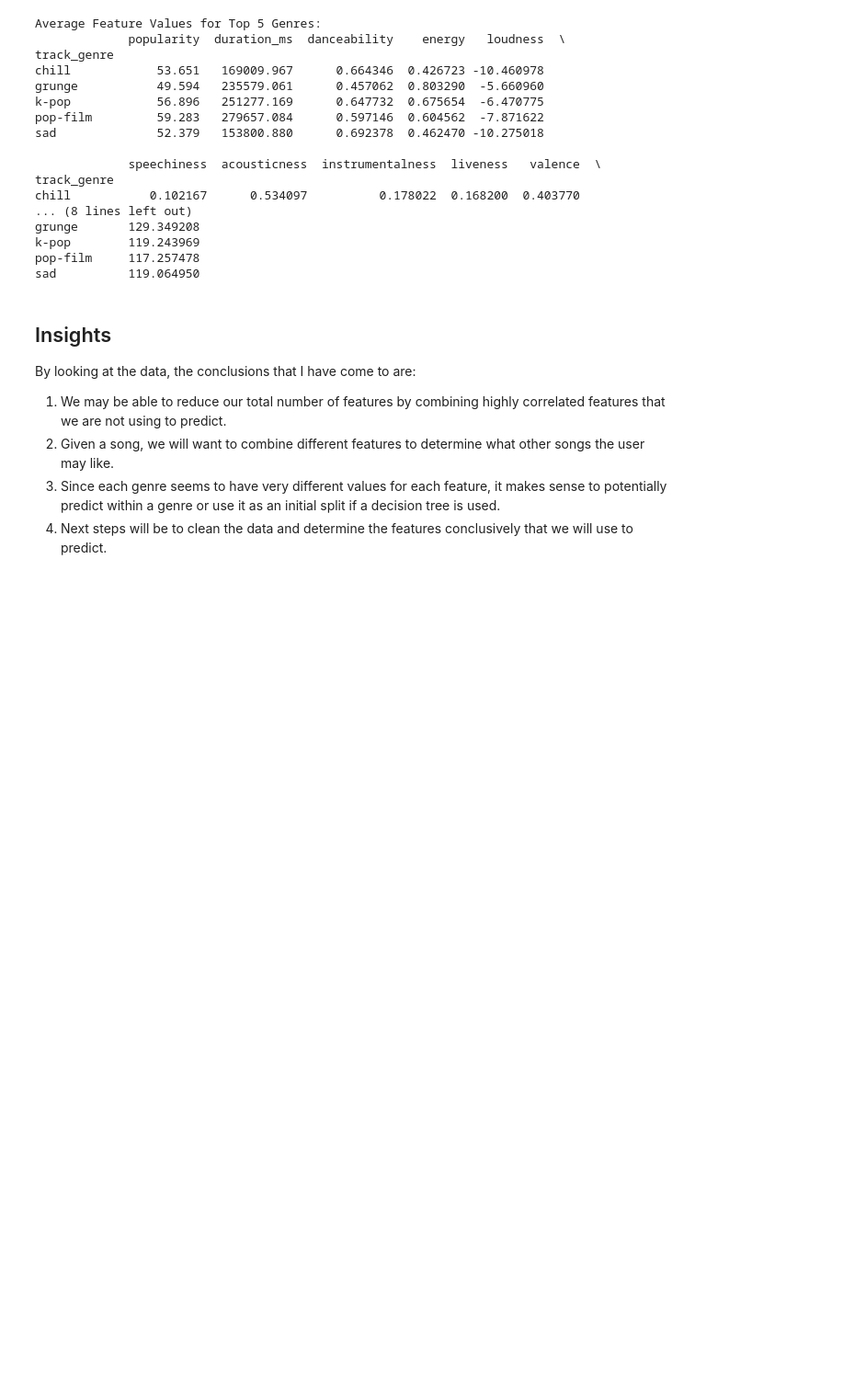
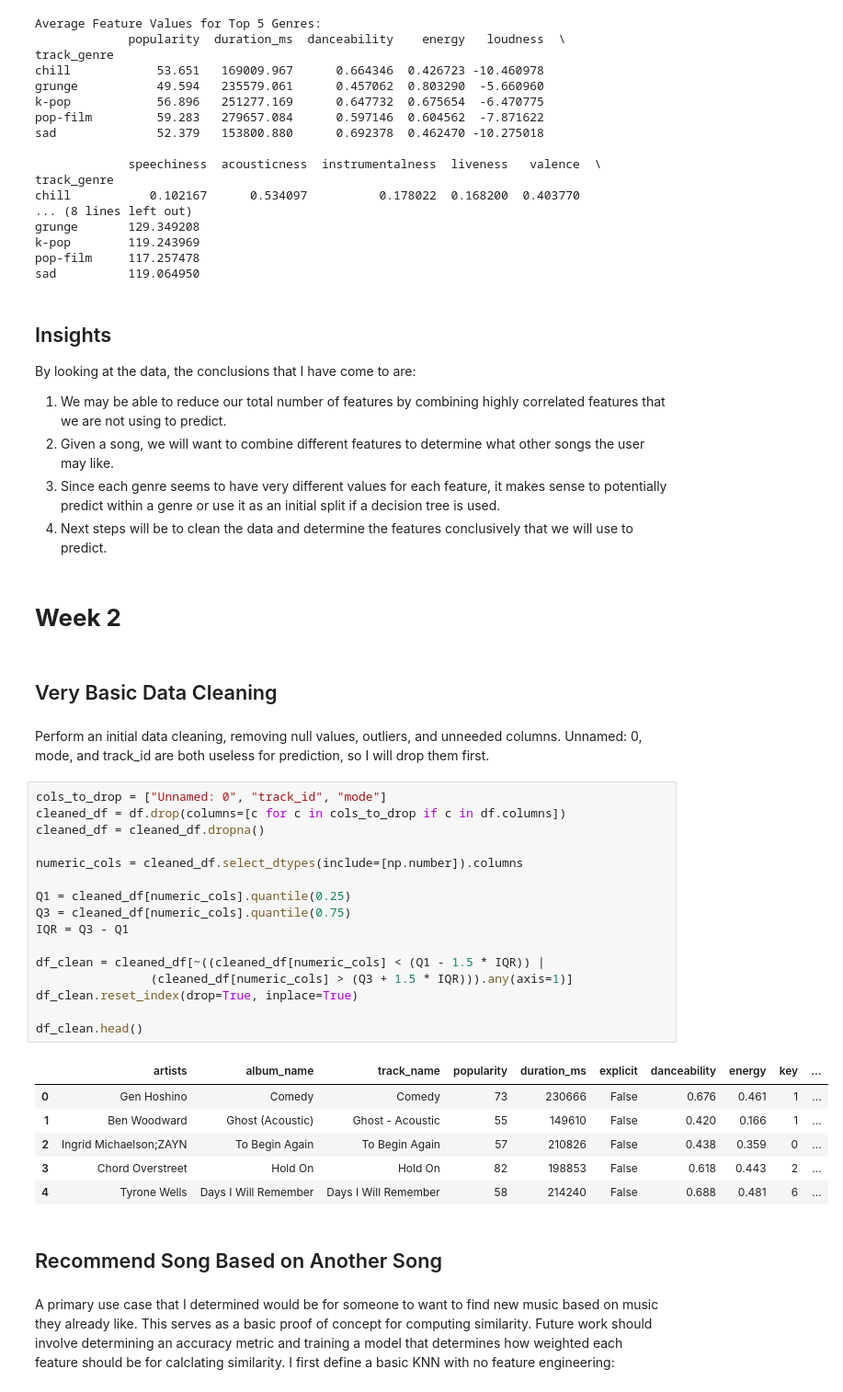
Before and after one commit to rhit-leebt2/MA384-MusicRecommender, a Jupyter notebook: Data Exploration/data-exploration-bryson.ipynb, the cells around one changed output. Shown at 92% size. Drawn from its saved outputs; the diff is of its cells as text; blank space fills up the shorter version.

Commit message:
Added week 2 work for predicting a song from a song

```diff
--- a/Data Exploration/data-exploration-bryson.ipynb
+++ b/Data Exploration/data-exploration-bryson.ipynb
@@ -170,3 +172,36 @@ By looking at the data, the conclusions that I have come to are:
 2. Given a song, we will want to combine different features to determine what other songs the user may like.
 3. Since each genre seems to have very different values for each feature, it makes sense to potentially predict within a genre or use it as an initial split if a decision tree is used.
 4. Next steps will be to clean the data and determine the features conclusively that we will use to predict.
+# %% [markdown]
+# **Week 2**
+# %% [markdown]
+## Very Basic Data Cleaning
+# %% [markdown]
+Perform an initial data cleaning, removing null values, outliers, and unneeded columns. Unnamed: 0, mode, and track_id are both useless for prediction, so I will drop them first.
+# %%
+cols_to_drop = ["Unnamed: 0", "track_id", "mode"]
+cleaned_df = df.drop(columns=[c for c in cols_to_drop if c in df.columns])
+cleaned_df = cleaned_df.dropna()
+
+numeric_cols = cleaned_df.select_dtypes(include=[np.number]).columns
+
+Q1 = cleaned_df[numeric_cols].quantile(0.25)
+Q3 = cleaned_df[numeric_cols].quantile(0.75)
+IQR = Q3 - Q1
+
+df_clean = cleaned_df[~((cleaned_df[numeric_cols] < (Q1 - 1.5 * IQR)) |
+                (cleaned_df[numeric_cols] > (Q3 + 1.5 * IQR))).any(axis=1)]
+df_clean.reset_index(drop=True, inplace=True)
+
+df_clean.head()
+# %% [output]
+|  | artists | album_name | track_name | popularity | duration_ms | explicit | danceability | energy | key | ... |
+| 0 | Gen Hoshino | Comedy | Comedy | 73 | 230666 | False | 0.676 | 0.461 | 1 | ... |
+| 1 | Ben Woodward | Ghost (Acoustic) | Ghost - Acoustic | 55 | 149610 | False | 0.420 | 0.166 | 1 | ... |
+| 2 | Ingrid Michaelson;ZAYN | To Begin Again | To Begin Again | 57 | 210826 | False | 0.438 | 0.359 | 0 | ... |
+| 3 | Chord Overstreet | Hold On | Hold On | 82 | 198853 | False | 0.618 | 0.443 | 2 | ... |
+| 4 | Tyrone Wells | Days I Will Remember | Days I Will Remember | 58 | 214240 | False | 0.688 | 0.481 | 6 | ... |
+# %% [markdown]
+## Recommend Song Based on Another Song
+# %% [markdown]
+A primary use case that I determined would be for someone to want to find new music based on music they already like. This serves as a basic proof of concept for computing similarity. Future work should involve determining an accuracy metric and training a model that determines how weighted each feature should be for calclating similarity. I first define a basic KNN with no feature engineering:
```
Also changed, not shown: parts of 6 cells of this notebook.
